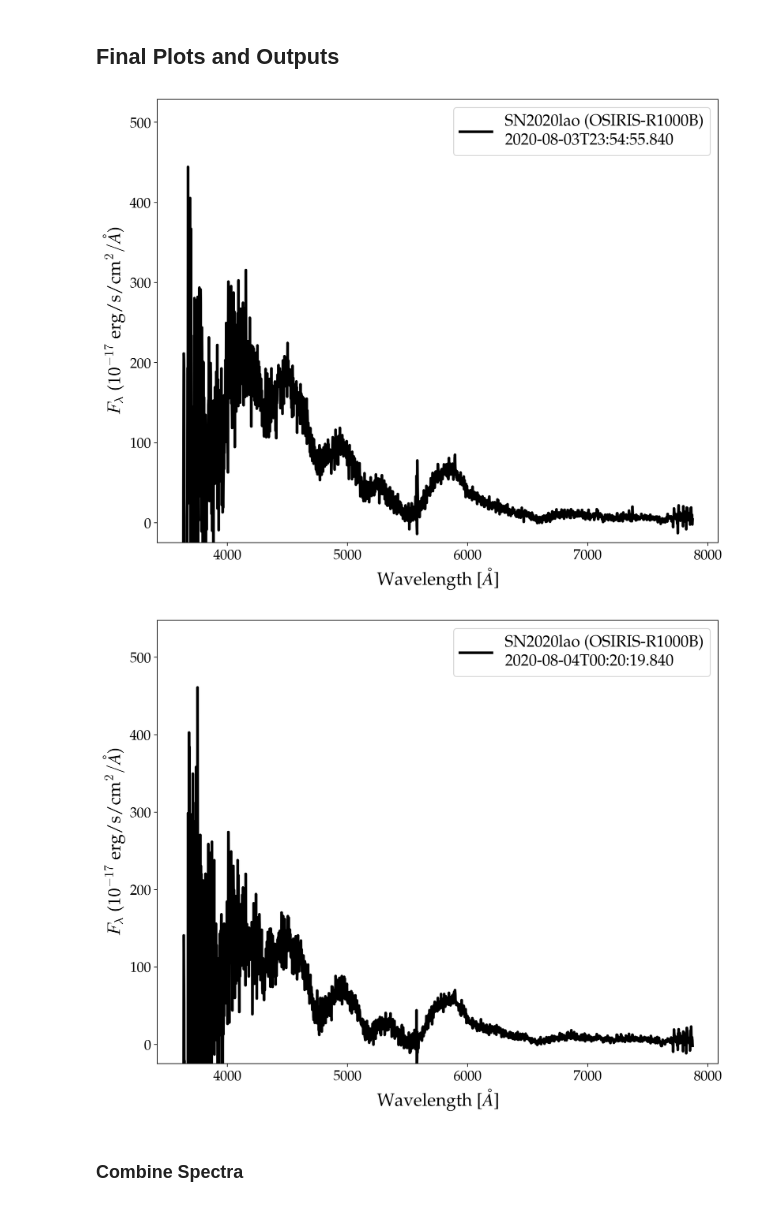
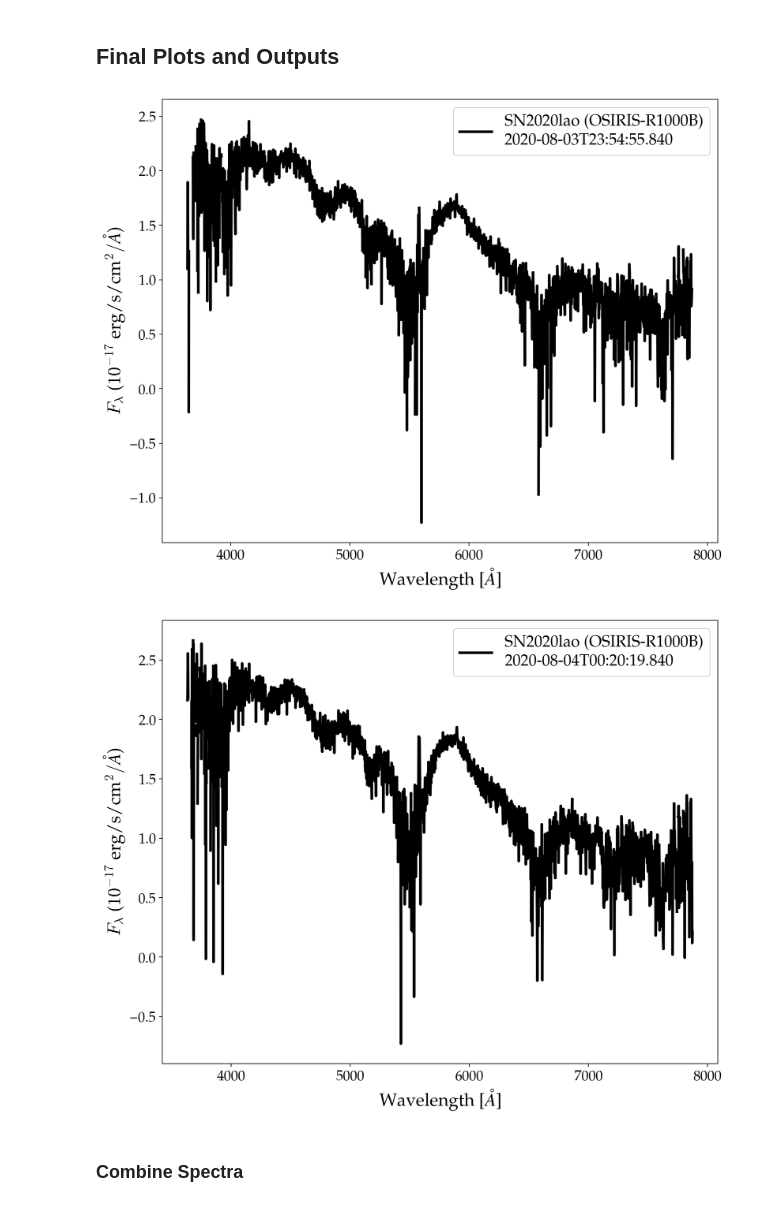
Before and after one commit to temuller/reductions, a Jupyter notebook: 2020lao/gtc_osiris.ipynb, the cells around one changed output. Saved outputs shown, nothing was run; the diff lists cells and outputs as text; code cells hidden in the pictures.

```diff
--- a/2020lao/gtc_osiris.ipynb
+++ b/2020lao/gtc_osiris.ipynb
@@ -31,3 +44,8 @@ plt.rcParams['mathtext.fontset'] = "cm"
 ## Initial Setup
 
 Define the directory where to find the images and the setup (telescope + instrument).
+# %%
+data_dir = Path("OB0016/")  # where your raw data lives
+setup = "gtc_osiris"
+setup_type = "A"  # A for R1000B and B for R1000R
+setup_dir = f"{setup}_{setup_type}"
@@ -34,22 +54,18 @@ Define the directory where to find the images and the setup (telescope + instrum
 # %%
-data_dir = Path("OB0016/")  # where your raw data lives
-setup = "gtc_osiris"
-setup_dir = setup + "_A"  # A for R1000B and B for R1000R
-
 # collect raw science files (including STDs)
 data_files = [file for file in data_dir.rglob("*.fits")]
 
 # create reduction directory and copy files
-raw_dir = data_dir.with_name("RAWDIR_" + data_dir.name)
-raw_data = raw_dir / "data"
-print(f"Creating directory '{raw_data}' (skipped if already exists).\n")
-raw_data.mkdir(parents=True, exist_ok=True)
-raw_files = [raw_data / file.name for file in data_files]
-for original_file, copy_file in zip(data_files, raw_files):
+reduc_dir = data_dir.with_name("REDUC_" + data_dir.name)
+reduc_data = reduc_dir / "data"
+print(f"Creating directory '{reduc_data}' (skipped if already exists).\n")
+reduc_data.mkdir(parents=True, exist_ok=True)
+reduc_files = [reduc_data / file.name for file in data_files]
+for original_file, copy_file in zip(data_files, reduc_files):
     shutil.copy2(original_file, copy_file)
-print(f"All files copied to '{raw_data}'\n")
+print(f"All files copied to '{reduc_data}'\n")
 
 # commands to run on a terminal
-print(f"In a terminal, change to your reduction directory:\ncd {raw_dir.absolute()}\n")
-print(f"Now run the initial setup:\npypeit_setup -r {raw_data.stem} -s {setup} -c A\n")
+print(f"In a terminal, change to your reduction directory:\ncd {reduc_dir.absolute()}\n")
+print(f"Now run the initial setup:\npypeit_setup -r {reduc_data.stem} -s {setup} -c {setup_type}\n")
 # %% [output]
@@ -116,6 +145,0 @@ Only copy the directory **after** the reduction is finished.
-# %%
-reduc_dir = Path(str(raw_dir).replace("RAWDIR", "REDUC"))
-try:
-    shutil.copytree(raw_dir, reduc_dir)
-except:
-    print(f"Directory '{reduc_dir}' already exists!")
@@ -166,6 +189,9 @@ for file in science_dir.rglob("spec1d*.fits"):
     target_index, snr = get_target_index(file)
     print(f"Index of target with larget S/N ({snr}): {target_index}")
     print(f"pypeit_show_1dspec {file.absolute()} --exten {target_index}")
+
+for file in science_dir.rglob("spec1d*.fits"):
+    plot_1dspec(file)
 # %% [output]
 pypeit_show_2dspec /home/tomas/Softwares/reductions/2020lao/REDUC_OB0016/gtc_osiris_A/Science/spec2d_0002631304-20200803-OSIRIS-OsirisLongSlitSpectroscopy-SPSTD_BD+33_2642_OSIRIS_20200803T221230.840.f ...
 pypeit_show_2dspec /home/tomas/Softwares/reductions/2020lao/REDUC_OB0016/gtc_osiris_A/Science/spec2d_0002631345-20200803-OSIRIS-OsirisLongSlitSpectroscopy-SN2020lao_OSIRIS_20200804T002019.840.fits
@@ -363,30 +393,30 @@ def get_spectra(file: str, ext: int = 1, flux_keyword: str = "OPT_COUNTS") -> tu
 # %%
 for sci_file in sci_files:
     target_index, snr = get_target_index(sci_file)
-    target_index = 2
+    target_index = 3
 
     wave, flux, img_info = get_spectra(sci_file, target_index, flux_keyword="OPT_FLAM")
     name, inst, grism, date = img_info
     label = f"{name} ({inst}-{grism})\n{date}"
 
     fig, ax = plt.subplots(figsize=(10, 8))
-    ax.plot(wave, flux, lw=3, color='k', label=label)
+    ax.plot(wave, np.log10(flux), lw=3, color='k', label=label)
 
     ax.set_xlabel(r'Wavelength [$\AA$]',fontsize=20)
     ax.set_ylabel(r'$F_{\lambda}$ ($10^{-17}$ erg/s/cm$^2/\AA$)',fontsize=20)
     ax.tick_params(labelsize=16)
     ax.legend(fontsize=18)
-    ax.set_ylim(-25.0, None)
+    #ax.set_ylim(-25.0, None)
     plt.tight_layout()
     outfile = Path(f"{name}_{inst}_{grism}_{date}.jpg")
     plt.savefig(outfile)
     plt.show()
 
     # to text file
     np.savetxt(outfile.with_suffix(".txt"), np.array([wave, flux*10e-17]).T)
 # %% [output]
-[figure, old version]
+[figure, new version]
-[figure, old version]
+[figure, new version]
 # %% [markdown]
 ### Combine Spectra
 # %%
```
Also changed, not shown: parts of 12 cells of this notebook.
